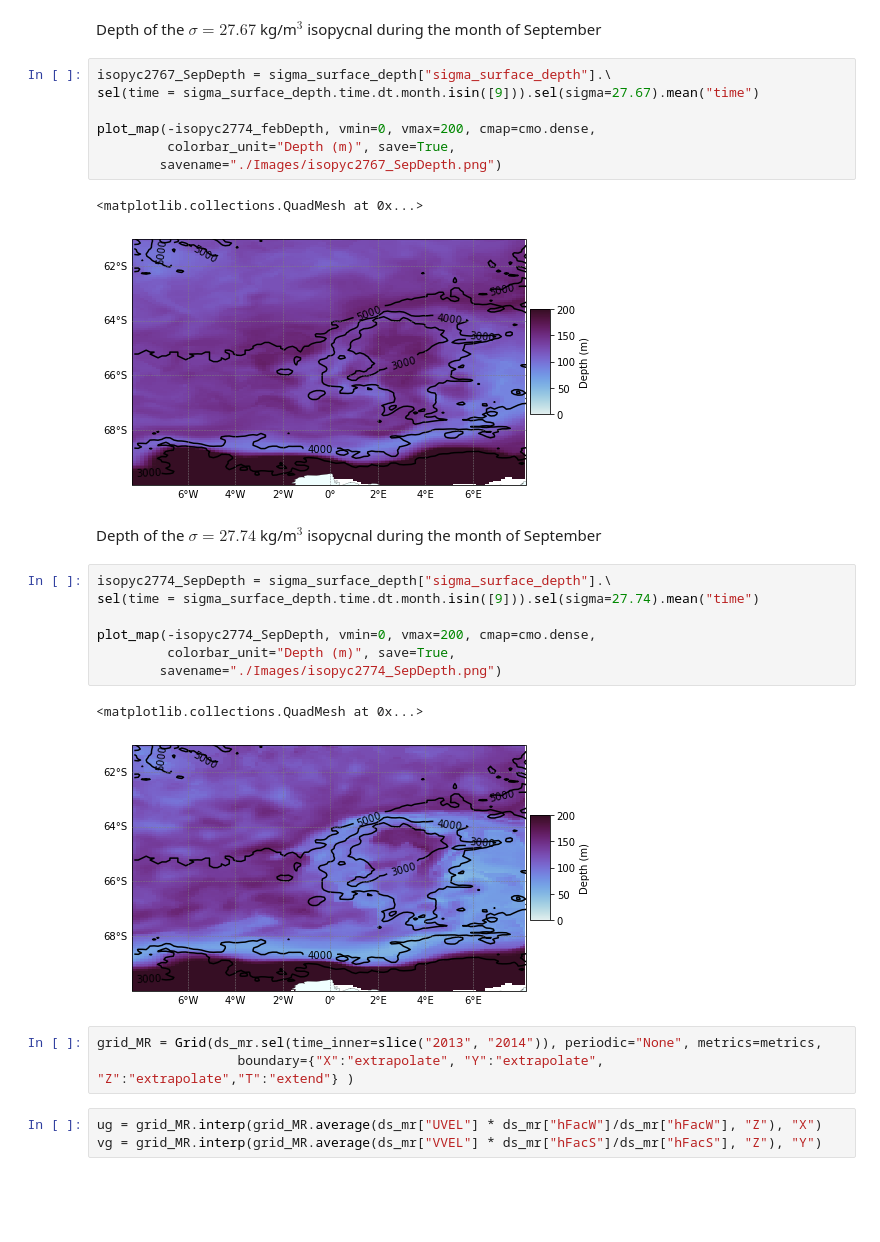
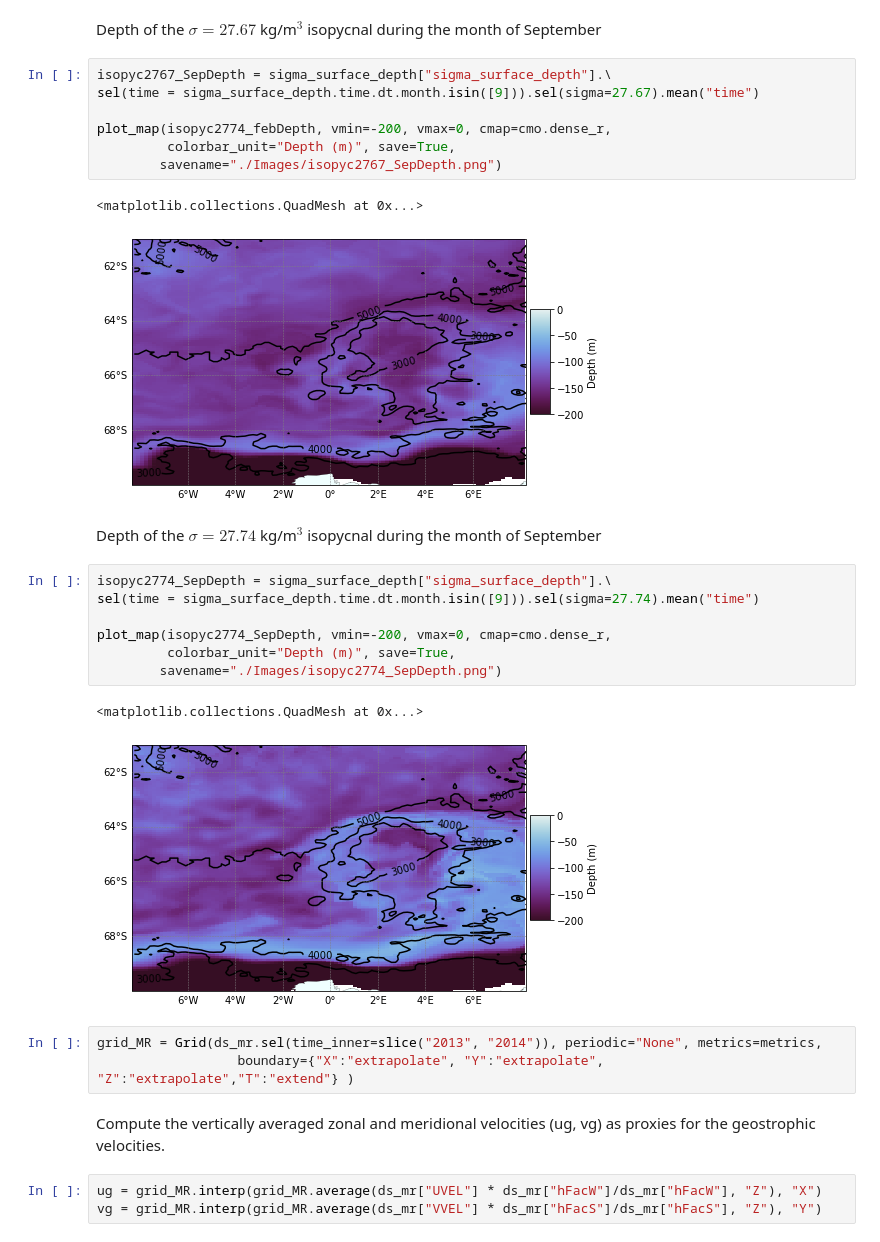
Before and after one commit to adityarn/pycnogen, a Jupyter notebook: pycnogenMaps.ipynb, the cells around one changed output. Drawn from its saved outputs; the diff is of its cells as text; blank space fills up the shorter version.

```diff
--- a/pycnogenMaps.ipynb
+++ b/pycnogenMaps.ipynb
@@ -363,27 +374,29 @@ Depth of the $\sigma = 27.67$ kg/m$^3$ isopycnal during the month of September
 isopyc2767_SepDepth = sigma_surface_depth["sigma_surface_depth"].\
 sel(time = sigma_surface_depth.time.dt.month.isin([9])).sel(sigma=27.67).mean("time")
 
-plot_map(-isopyc2774_febDepth, vmin=0, vmax=200, cmap=cmo.dense,
+plot_map(isopyc2774_febDepth, vmin=-200, vmax=0, cmap=cmo.dense_r,
          colorbar_unit="Depth (m)", save=True,
         savename="./Images/isopyc2767_SepDepth.png")
 # %% [output]
 <matplotlib.collections.QuadMesh at 0x...>
-[figure, old version]
+[figure, new version]
 # %% [markdown]
 Depth of the $\sigma = 27.74$ kg/m$^3$ isopycnal during the month of September
 # %%
 isopyc2774_SepDepth = sigma_surface_depth["sigma_surface_depth"].\
 sel(time = sigma_surface_depth.time.dt.month.isin([9])).sel(sigma=27.74).mean("time")
 
-plot_map(-isopyc2774_SepDepth, vmin=0, vmax=200, cmap=cmo.dense,
+plot_map(isopyc2774_SepDepth, vmin=-200, vmax=0, cmap=cmo.dense_r,
          colorbar_unit="Depth (m)", save=True,
         savename="./Images/isopyc2774_SepDepth.png")
 # %% [output]
 <matplotlib.collections.QuadMesh at 0x...>
-[figure, old version]
+[figure, new version]
 # %%
 grid_MR = Grid(ds_mr.sel(time_inner=slice("2013", "2014")), periodic="None", metrics=metrics,
                   boundary={"X":"extrapolate", "Y":"extrapolate", "Z":"extrapolate","T":"extend"} )
+# %% [markdown]
+Compute the vertically averaged zonal and meridional velocities (ug, vg) as proxies for the geostrophic velocities.
 # %%
 ug = grid_MR.interp(grid_MR.average(ds_mr["UVEL"] * ds_mr["hFacW"]/ds_mr["hFacW"], "Z"), "X")
 vg = grid_MR.interp(grid_MR.average(ds_mr["VVEL"] * ds_mr["hFacS"]/ds_mr["hFacS"], "Z"), "Y")
```
Also changed, not shown: parts of 8 cells of this notebook.
